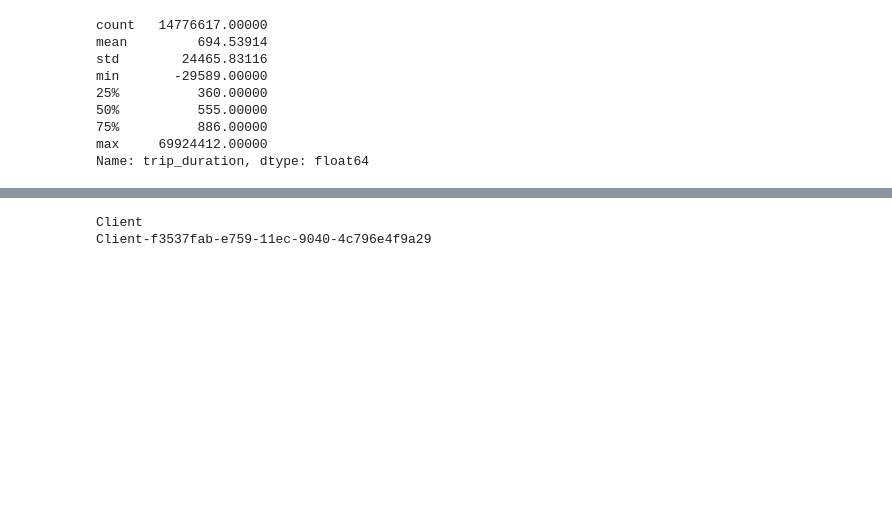
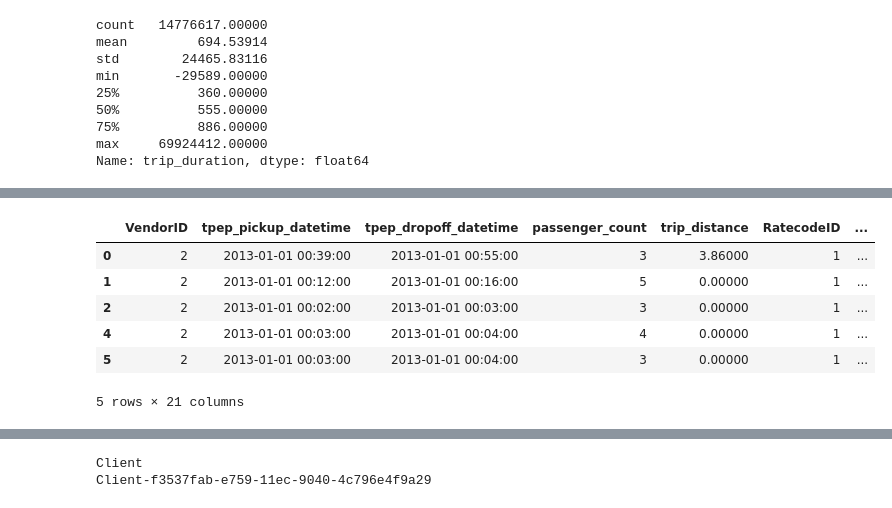
Before and after one commit to mlkimmins/scalingpythonml, a Jupyter notebook: dask/ch_4_duplicate_for_local.ipynb, the cells around one changed output, grey strips where cells are left out. Drawn from its saved outputs; the diff is of its cells as text; code cells hidden in the pictures; blank space fills up the shorter version.

```diff
--- a/dask/ch_4_duplicate_for_local.ipynb
+++ b/dask/ch_4_duplicate_for_local.ipynb
@@ -239,0 +239,4 @@ sns.distplot(df["log_trip_duration"], bins =100)
+# %%
+# we use dask random split
+# train, test = df.random_split([0.7, 0.3])
+train, test, validation = df.random_split([0.8, 0.1, 0.1], random_state=123)
@@ -239,0 +252,12 @@ sns.distplot(df["log_trip_duration"], bins =100)
+# %%
+# Chain them using dask, delay materialization...
+# create dummy var out of labels.
+train.head()
+# %% [output]
+|  | VendorID | tpep_pickup_datetime | tpep_dropoff_datetime | passenger_count | trip_distance | RatecodeID | ... |
+| 0 | 2 | 2013-01-01 00:39:00 | 2013-01-01 00:55:00 | 3 | 3.86000 | 1 | ... |
+| 1 | 2 | 2013-01-01 00:12:00 | 2013-01-01 00:16:00 | 5 | 0.00000 | 1 | ... |
+| 2 | 2 | 2013-01-01 00:02:00 | 2013-01-01 00:03:00 | 3 | 0.00000 | 1 | ... |
+| 4 | 2 | 2013-01-01 00:03:00 | 2013-01-01 00:04:00 | 4 | 0.00000 | 1 | ... |
+| 5 | 2 | 2013-01-01 00:03:00 | 2013-01-01 00:04:00 | 3 | 0.00000 | 1 | ... |
+5 rows × 21 columns
```
Also changed, not shown: parts of 20 cells of this notebook.
